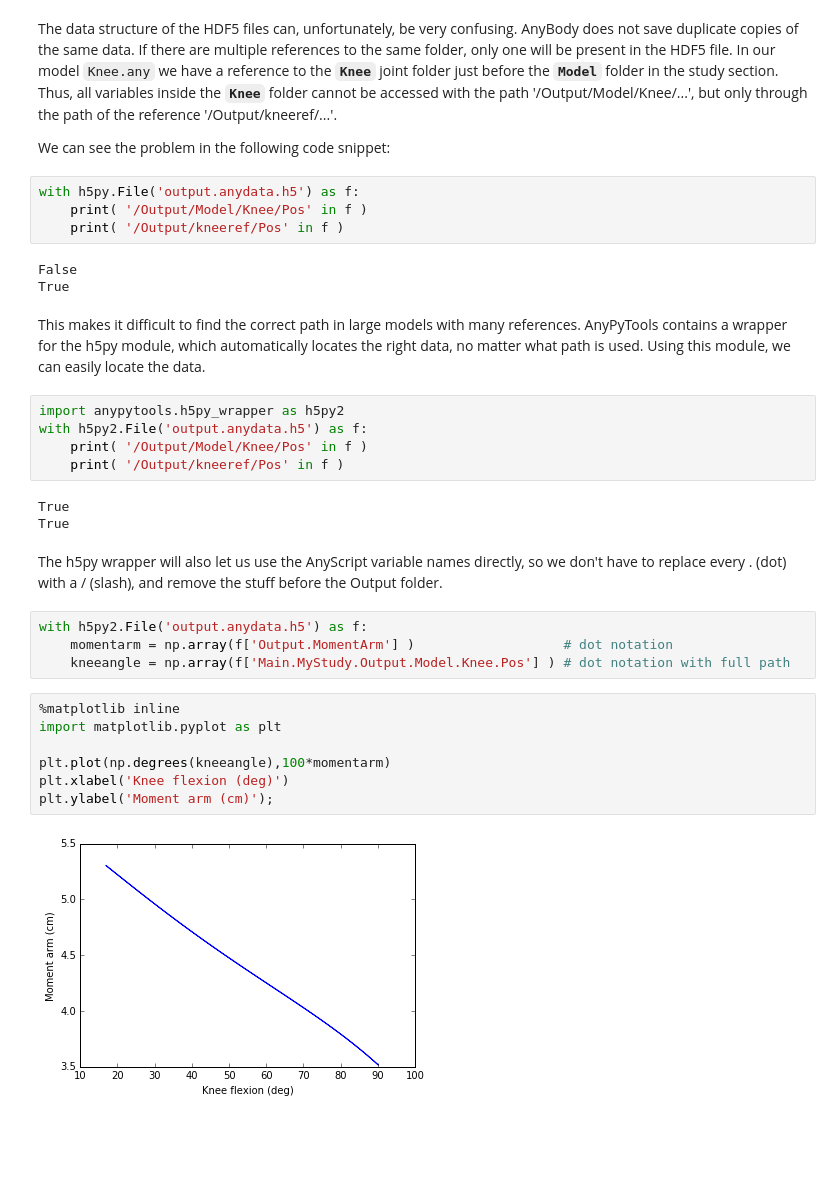
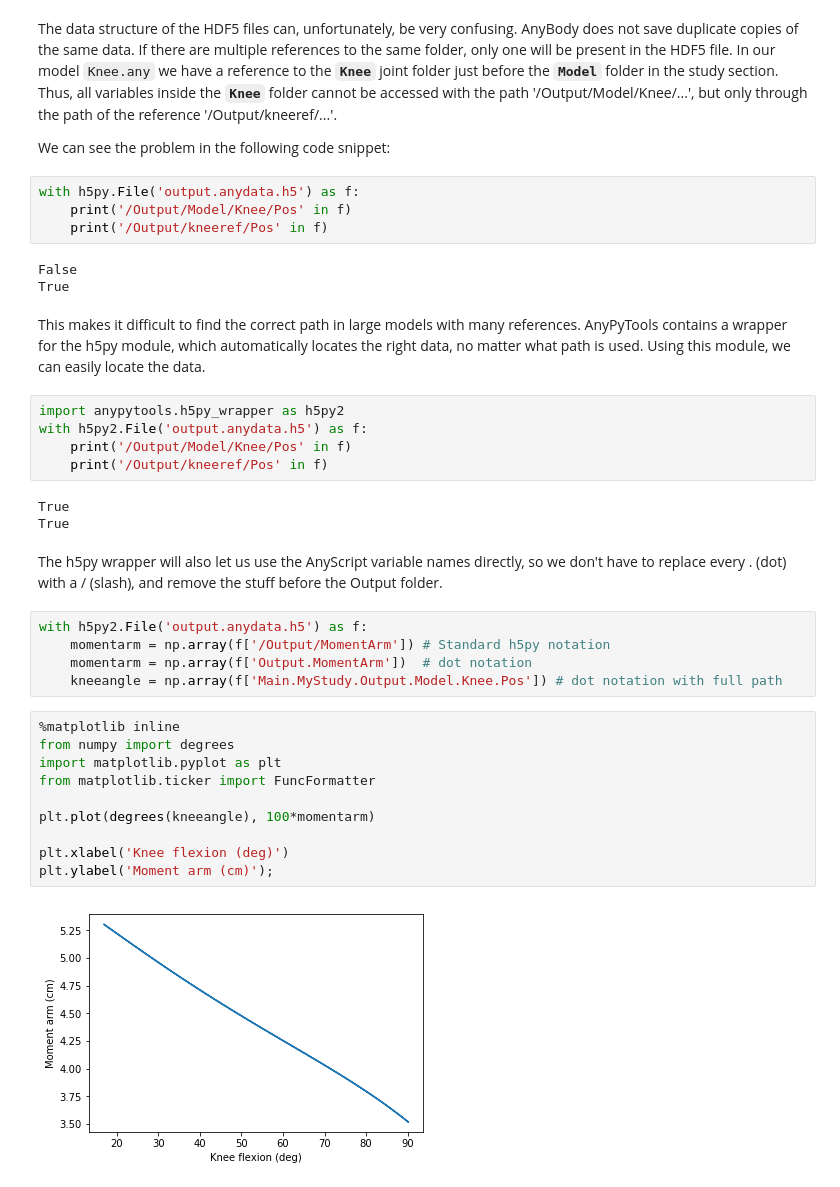
Before and after one commit to AnyBody-Research-Group/AnyPyTools, a Jupyter notebook: docs/Tutorial/03_Working_with_output_from_Anybody.ipynb, the cells around one changed output. Cells and saved outputs as stored; diff of their text form; blank space fills up the shorter version.

```diff
--- a/docs/Tutorial/03_Working_with_output_from_Anybody.ipynb
+++ b/docs/Tutorial/03_Working_with_output_from_Anybody.ipynb
@@ -65,8 +70,8 @@ In our model `Knee.any` we have a reference to the **`Knee`** joint folder just
 We can see the problem in the following code snippet:
 # %%
 with h5py.File('output.anydata.h5') as f:
-    print( '/Output/Model/Knee/Pos' in f )
-    print( '/Output/kneeref/Pos' in f )
+    print('/Output/Model/Knee/Pos' in f)
+    print('/Output/kneeref/Pos' in f)
 # %% [output]
 False
 True
@@ -75,8 +80,8 @@ This makes it difficult to find the correct path in large models with many refer
 # %%
 import anypytools.h5py_wrapper as h5py2
 with h5py2.File('output.anydata.h5') as f:
-    print( '/Output/Model/Knee/Pos' in f )
-    print( '/Output/kneeref/Pos' in f )
+    print('/Output/Model/Knee/Pos' in f)
+    print('/Output/kneeref/Pos' in f)
 # %% [output]
 True
 True
@@ -84,14 +89,18 @@ True
 The h5py wrapper will also let us use the AnyScript variable names directly, so we don't have to replace every . (dot) with a / (slash), and remove the stuff before the Output folder.
 # %%
 with h5py2.File('output.anydata.h5') as f:
-    momentarm = np.array(f['Output.MomentArm'] )                   # dot notation
-    kneeangle = np.array(f['Main.MyStudy.Output.Model.Knee.Pos'] ) # dot notation with full path
+    momentarm = np.array(f['/Output/MomentArm']) # Standard h5py notation
+    momentarm = np.array(f['Output.MomentArm'])  # dot notation
+    kneeangle = np.array(f['Main.MyStudy.Output.Model.Knee.Pos']) # dot notation with full path
 # %%
 %matplotlib inline
+from numpy import degrees
 import matplotlib.pyplot as plt
+from matplotlib.ticker import FuncFormatter
 
-plt.plot(np.degrees(kneeangle),100*momentarm)
+plt.plot(degrees(kneeangle), 100*momentarm)
+
 plt.xlabel('Knee flexion (deg)')
 plt.ylabel('Moment arm (cm)');
 # %% [output]
-[figure, old version]
+[figure, new version]
```
Also changed, not shown: parts of 1 cell of this notebook, 4 other files.
